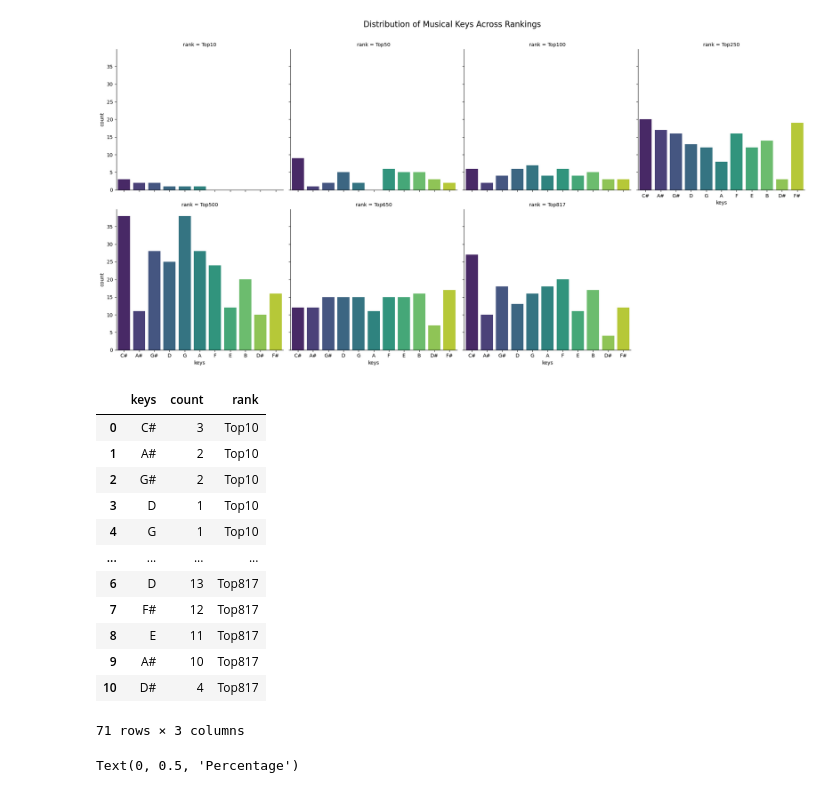
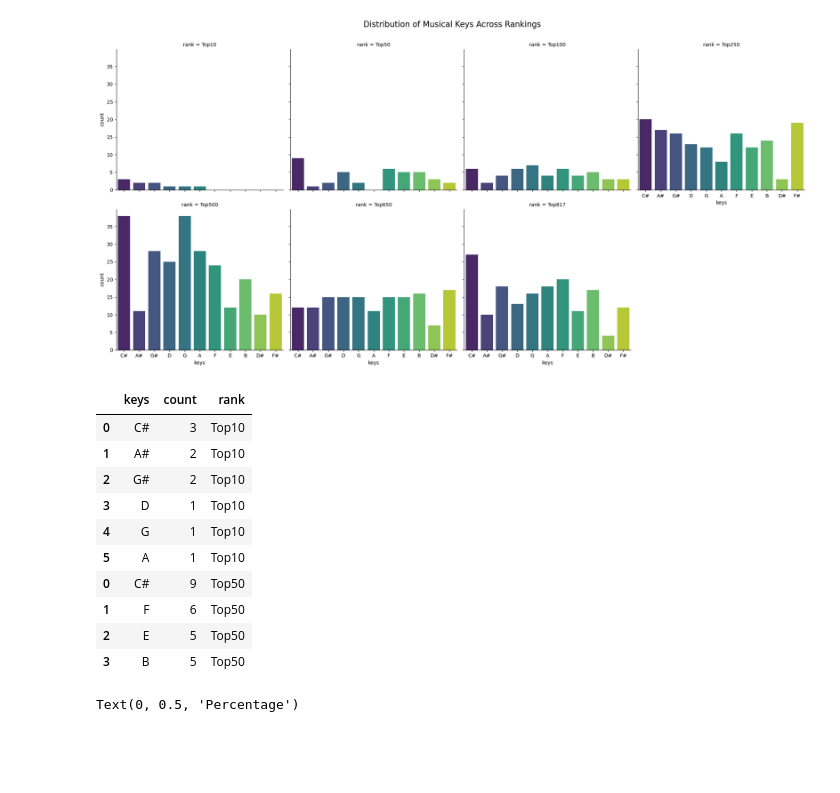
Before and after one commit to low122/Spotify-music-trend, a Jupyter notebook: spotifyAnalysis.ipynb, the cells around one changed output. Drawn from its saved outputs; the diff is of its cells as text; code cells hidden in the pictures; blank space fills up the shorter version.

```diff
--- a/spotifyAnalysis.ipynb
+++ b/spotifyAnalysis.ipynb
@@ -924,21 +908,19 @@ plt.show()
 # %% [output]
 [figure]
 # %%
-df_available_keys
+df_available_keys.head(10)
 # %% [output]
 |  | keys | count | rank |
 | 0 | C# | 3 | Top10 |
 | 1 | A# | 2 | Top10 |
 | 2 | G# | 2 | Top10 |
 | 3 | D | 1 | Top10 |
 | 4 | G | 1 | Top10 |
-| ... | ... | ... | ... |
-| 6 | D | 13 | Top817 |
-| 7 | F# | 12 | Top817 |
-| 8 | E | 11 | Top817 |
-| 9 | A# | 10 | Top817 |
-| 10 | D# | 4 | Top817 |
+| 5 | A | 1 | Top10 |
+| 0 | C# | 9 | Top50 |
+| 1 | F | 6 | Top50 |
+| 2 | E | 5 | Top50 |
+| 3 | B | 5 | Top50 |
-71 rows × 3 columns
 # %%
 proportions_csharp = []
 labels = ['Top10', 'Top50', 'Top100', 'Top250', 'Top500', 'Top650', 'Top817']
```
Also changed, not shown: parts of 4 cells of this notebook.
